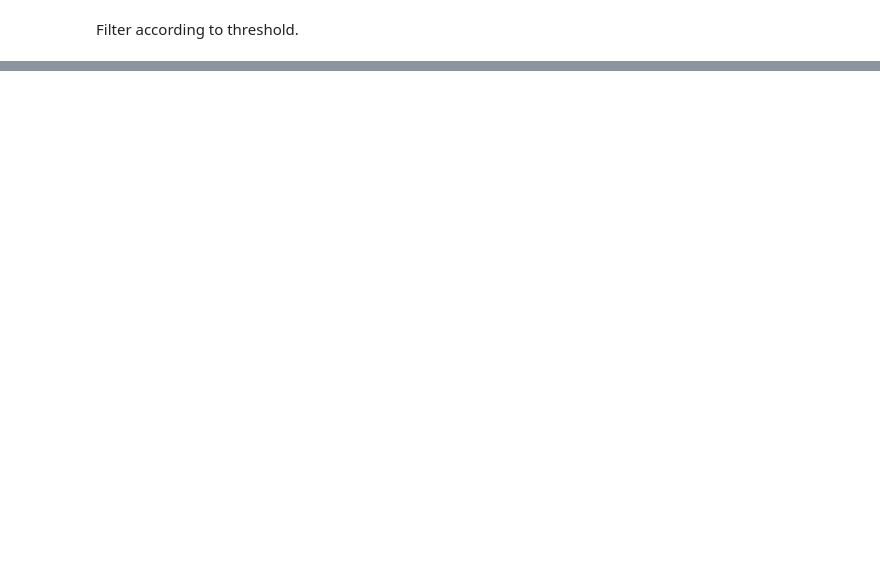
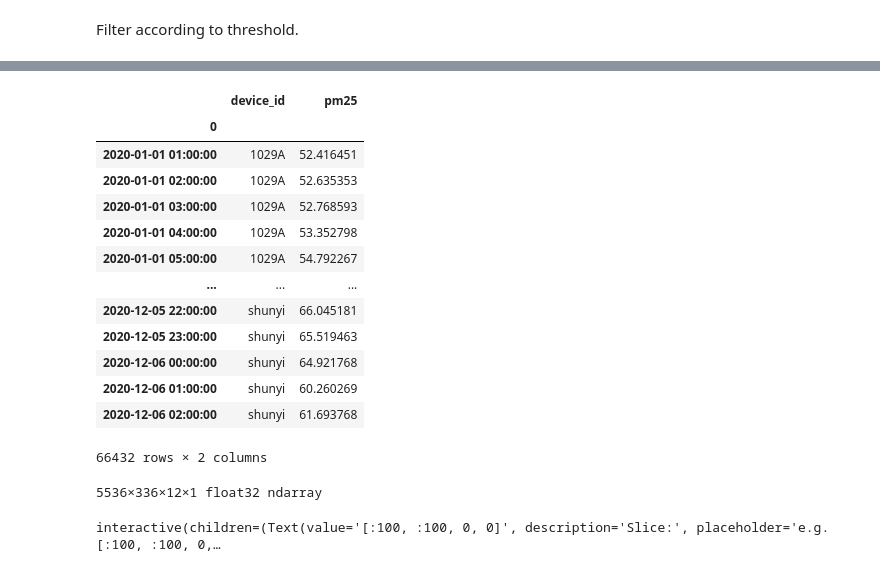
Before and after one commit to deutschmn/split-pollution-sources, a Jupyter notebook: result-analysis.ipynb, the cells around one changed output, grey strips where cells are left out. Saved outputs shown, nothing was run; the diff lists cells and outputs as text; code cells hidden in the pictures; blank space fills up the shorter version.

```diff
--- a/result-analysis.ipynb
+++ b/result-analysis.ipynb
@@ -186,0 +247,22 @@ fig.show()
+# %%
+pred_df.melt(ignore_index=False, var_name='device_id', value_name='pm25')
+# %% [output]
+|  | device_id | pm25 |
+| 0 |  |  |
+| 2020-01-01 01:00:00 | 1029A | 52.416451 |
+| 2020-01-01 02:00:00 | 1029A | 52.635353 |
+| 2020-01-01 03:00:00 | 1029A | 52.768593 |
+| 2020-01-01 04:00:00 | 1029A | 53.352798 |
+| 2020-01-01 05:00:00 | 1029A | 54.792267 |
+| ... | ... | ... |
+| 2020-12-05 22:00:00 | shunyi | 66.045181 |
+| 2020-12-05 23:00:00 | shunyi | 65.519463 |
+| 2020-12-06 00:00:00 | shunyi | 64.921768 |
+| 2020-12-06 01:00:00 | shunyi | 60.260269 |
+| 2020-12-06 02:00:00 | shunyi | 61.693768 |
+66432 rows × 2 columns
+# %%
+exp.pred_npy
+# %% [output]
+5536×336×12×1 float32 ndarray
+interactive(children=(Text(value='[:100, :100, 0, 0]', description='Slice:', placeholder='e.g. [:100, :100, 0,…
```
Also changed, not shown: parts of 21 cells of this notebook, 2 other files.
